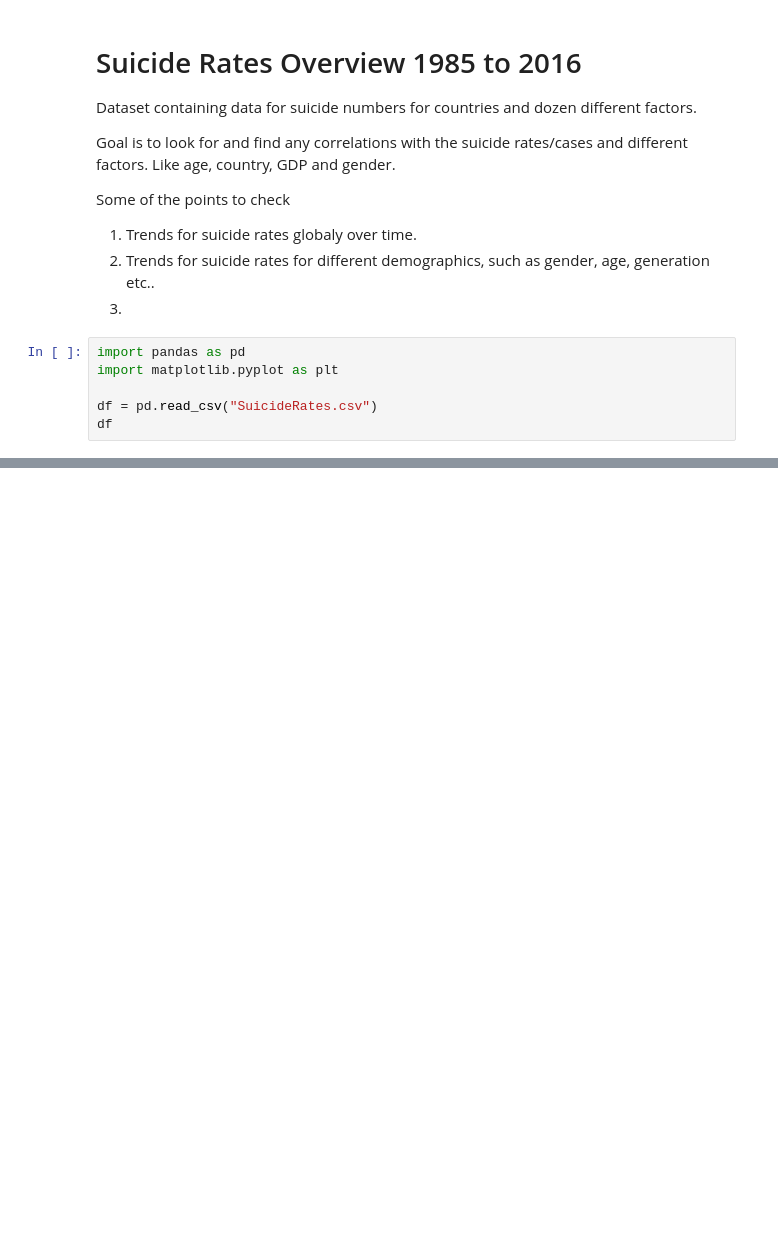
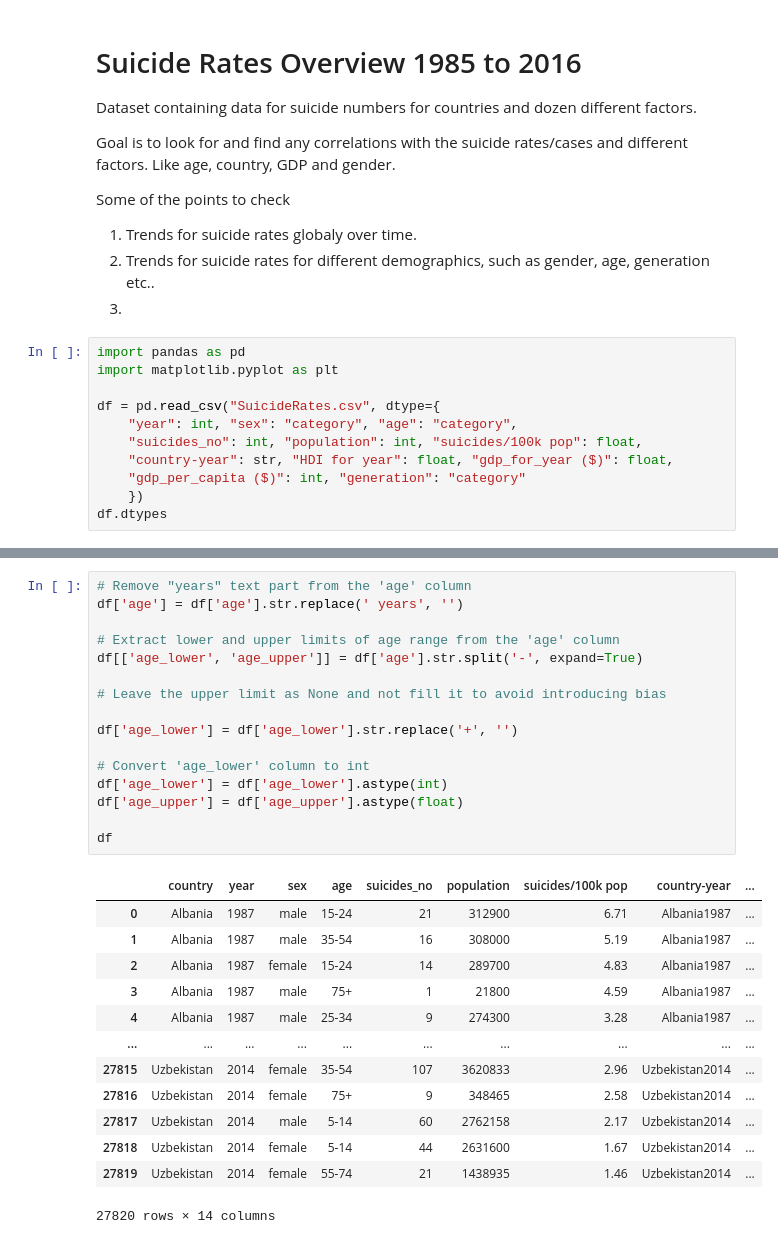
Before and after one commit to MeganeUme/inlam_pandas, a Jupyter notebook: inlam_vg.ipynb, the cells around one changed output, grey strips where cells are left out. Saved outputs shown, nothing was run; the diff lists cells and outputs as text; blank space fills up the shorter version.

```diff
--- a/inlam_vg.ipynb
+++ b/inlam_vg.ipynb
@@ -14,6 +14,11 @@ Some of the points to check
 import pandas as pd
 import matplotlib.pyplot as plt
 
-df = pd.read_csv("SuicideRates.csv")
-df
+df = pd.read_csv("SuicideRates.csv", dtype={
+    "year": int, "sex": "category", "age": "category",
+    "suicides_no": int, "population": int, "suicides/100k pop": float,
+    "country-year": str, "HDI for year": float, "gdp_for_year ($)": float,
+    "gdp_per_capita ($)": int, "generation": "category"
+    })
+df.dtypes
 # %% [output]
@@ -33,3 +86,33 @@ df
+# %%
+# Remove "years" text part from the 'age' column
+df['age'] = df['age'].str.replace(' years', '')
+
+# Extract lower and upper limits of age range from the 'age' column
+df[['age_lower', 'age_upper']] = df['age'].str.split('-', expand=True)
+
+# Leave the upper limit as None and not fill it to avoid introducing bias
+
+df['age_lower'] = df['age_lower'].str.replace('+', '')
+
+# Convert 'age_lower' column to int
+df['age_lower'] = df['age_lower'].astype(int)
+df['age_upper'] = df['age_upper'].astype(float)
+
+df
+# %% [output]
+|  | country | year | sex | age | suicides_no | population | suicides/100k pop | country-year | ... |
+| 0 | Albania | 1987 | male | 15-24 | 21 | 312900 | 6.71 | Albania1987 | ... |
+| 1 | Albania | 1987 | male | 35-54 | 16 | 308000 | 5.19 | Albania1987 | ... |
+| 2 | Albania | 1987 | female | 15-24 | 14 | 289700 | 4.83 | Albania1987 | ... |
+| 3 | Albania | 1987 | male | 75+ | 1 | 21800 | 4.59 | Albania1987 | ... |
+| 4 | Albania | 1987 | male | 25-34 | 9 | 274300 | 3.28 | Albania1987 | ... |
+| ... | ... | ... | ... | ... | ... | ... | ... | ... | ... |
+| 27815 | Uzbekistan | 2014 | female | 35-54 | 107 | 3620833 | 2.96 | Uzbekistan2014 | ... |
+| 27816 | Uzbekistan | 2014 | female | 75+ | 9 | 348465 | 2.58 | Uzbekistan2014 | ... |
+| 27817 | Uzbekistan | 2014 | male | 5-14 | 60 | 2762158 | 2.17 | Uzbekistan2014 | ... |
+| 27818 | Uzbekistan | 2014 | female | 5-14 | 44 | 2631600 | 1.67 | Uzbekistan2014 | ... |
+| 27819 | Uzbekistan | 2014 | female | 55-74 | 21 | 1438935 | 1.46 | Uzbekistan2014 | ... |
+27820 rows × 14 columns
 # %%
 # 1. Trends for suicide rates globaly over time.
 
```
Also changed, not shown: parts of 5 cells of this notebook, 1 other file.
